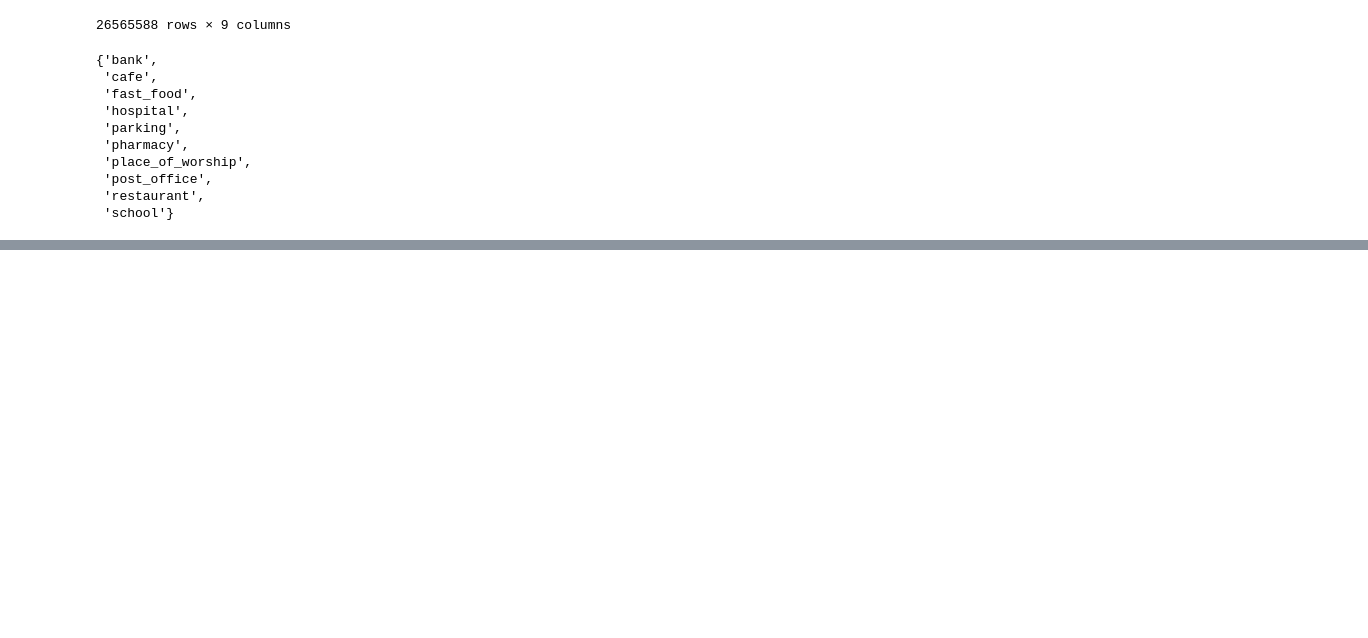
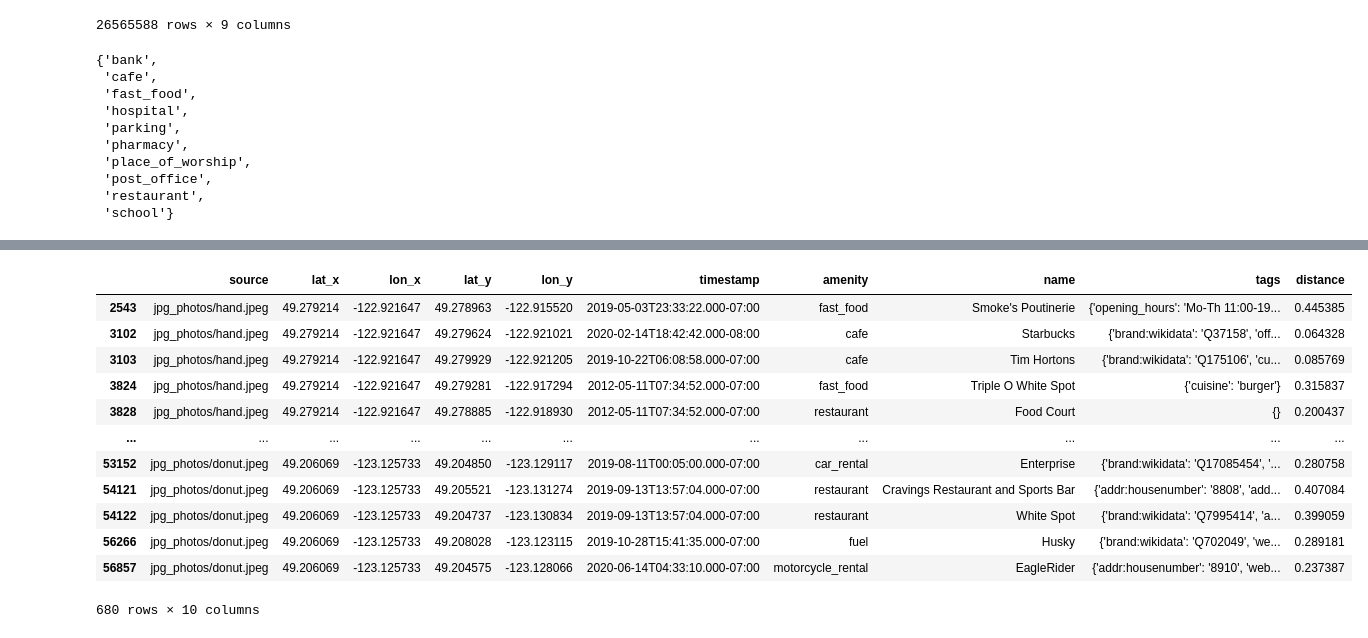
Before and after one commit to truongnguyenlinh/geotagger, a Jupyter notebook: osm/code/osm-analysis.ipynb, the cells around one changed output, grey strips where cells are left out. Drawn from its saved outputs; the diff is of its cells as text; code cells hidden in the pictures; blank space fills up the shorter version.

Commit message:
add jpg exif reader

```diff
--- a/osm/code/osm-analysis.ipynb
+++ b/osm/code/osm-analysis.ipynb
@@ -103,0 +158,2 @@ set(df1_merge[df1_merge['distance'] < 0.5]['amenity'])
+# %%
+exif_df = pd.DataFrame(georows, columns=['source', 'lat', 'lon'])
@@ -103,0 +171,19 @@ set(df1_merge[df1_merge['distance'] < 0.5]['amenity'])
+# %%
+df_exif_merge = exif_df.merge(named_loc_df, how='cross')
+# %%
+df_exif_merge['distance'] = df_exif_merge.apply(lambda x: haversine(x['lat_x'], x['lon_x'], x['lat_y'] , x['lon_y']), axis=1)
+df_exif_merge[df_exif_merge['distance'] < 0.5]
+# %% [output]
+|  | source | lat_x | lon_x | lat_y | lon_y | timestamp | amenity | name | tags | distance |
+| 2543 | jpg_photos/hand.jpeg | 49.279214 | -122.921647 | 49.278963 | -122.915520 | 2019-05-03T23:33:22.000-07:00 | fast_food | Smoke's Poutinerie | {'opening_hours': 'Mo-Th 11:00-19... | 0.445385 |
+| 3102 | jpg_photos/hand.jpeg | 49.279214 | -122.921647 | 49.279624 | -122.921021 | 2020-02-14T18:42:42.000-08:00 | cafe | Starbucks | {'brand:wikidata': 'Q37158', 'off... | 0.064328 |
+| 3103 | jpg_photos/hand.jpeg | 49.279214 | -122.921647 | 49.279929 | -122.921205 | 2019-10-22T06:08:58.000-07:00 | cafe | Tim Hortons | {'brand:wikidata': 'Q175106', 'cu... | 0.085769 |
+| 3824 | jpg_photos/hand.jpeg | 49.279214 | -122.921647 | 49.279281 | -122.917294 | 2012-05-11T07:34:52.000-07:00 | fast_food | Triple O White Spot | {'cuisine': 'burger'} | 0.315837 |
+| 3828 | jpg_photos/hand.jpeg | 49.279214 | -122.921647 | 49.278885 | -122.918930 | 2012-05-11T07:34:52.000-07:00 | restaurant | Food Court | {} | 0.200437 |
+| ... | ... | ... | ... | ... | ... | ... | ... | ... | ... | ... |
+| 53152 | jpg_photos/donut.jpeg | 49.206069 | -123.125733 | 49.204850 | -123.129117 | 2019-08-11T00:05:00.000-07:00 | car_rental | Enterprise | {'brand:wikidata': 'Q17085454', '... | 0.280758 |
+| 54121 | jpg_photos/donut.jpeg | 49.206069 | -123.125733 | 49.205521 | -123.131274 | 2019-09-13T13:57:04.000-07:00 | restaurant | Cravings Restaurant and Sports Bar | {'addr:housenumber': '8808', 'add... | 0.407084 |
+| 54122 | jpg_photos/donut.jpeg | 49.206069 | -123.125733 | 49.204737 | -123.130834 | 2019-09-13T13:57:04.000-07:00 | restaurant | White Spot | {'brand:wikidata': 'Q7995414', 'a... | 0.399059 |
+| 56266 | jpg_photos/donut.jpeg | 49.206069 | -123.125733 | 49.208028 | -123.123115 | 2019-10-28T15:41:35.000-07:00 | fuel | Husky | {'brand:wikidata': 'Q702049', 'we... | 0.289181 |
+| 56857 | jpg_photos/donut.jpeg | 49.206069 | -123.125733 | 49.204575 | -123.128066 | 2020-06-14T04:33:10.000-07:00 | motorcycle_rental | EagleRider | {'addr:housenumber': '8910', 'web... | 0.237387 |
+680 rows × 10 columns
```
Also changed, not shown: parts of 6 cells of this notebook.
